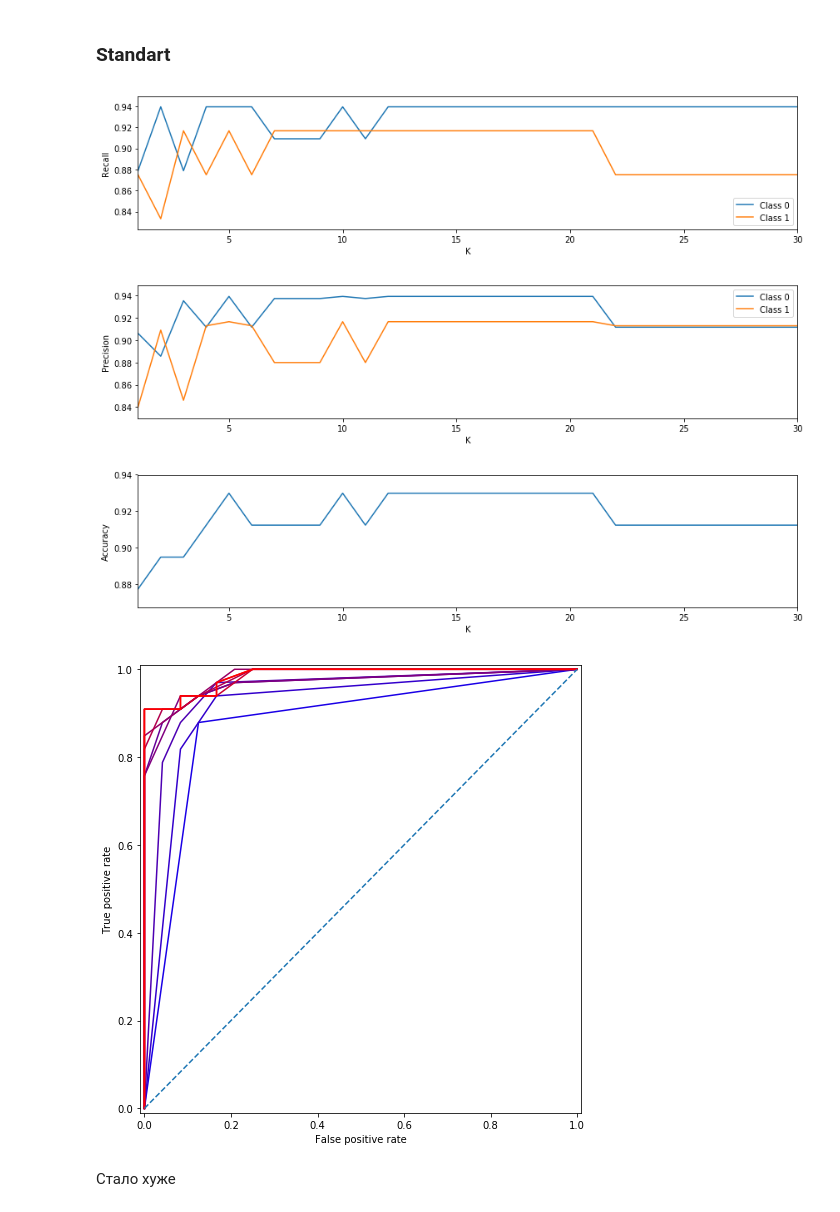
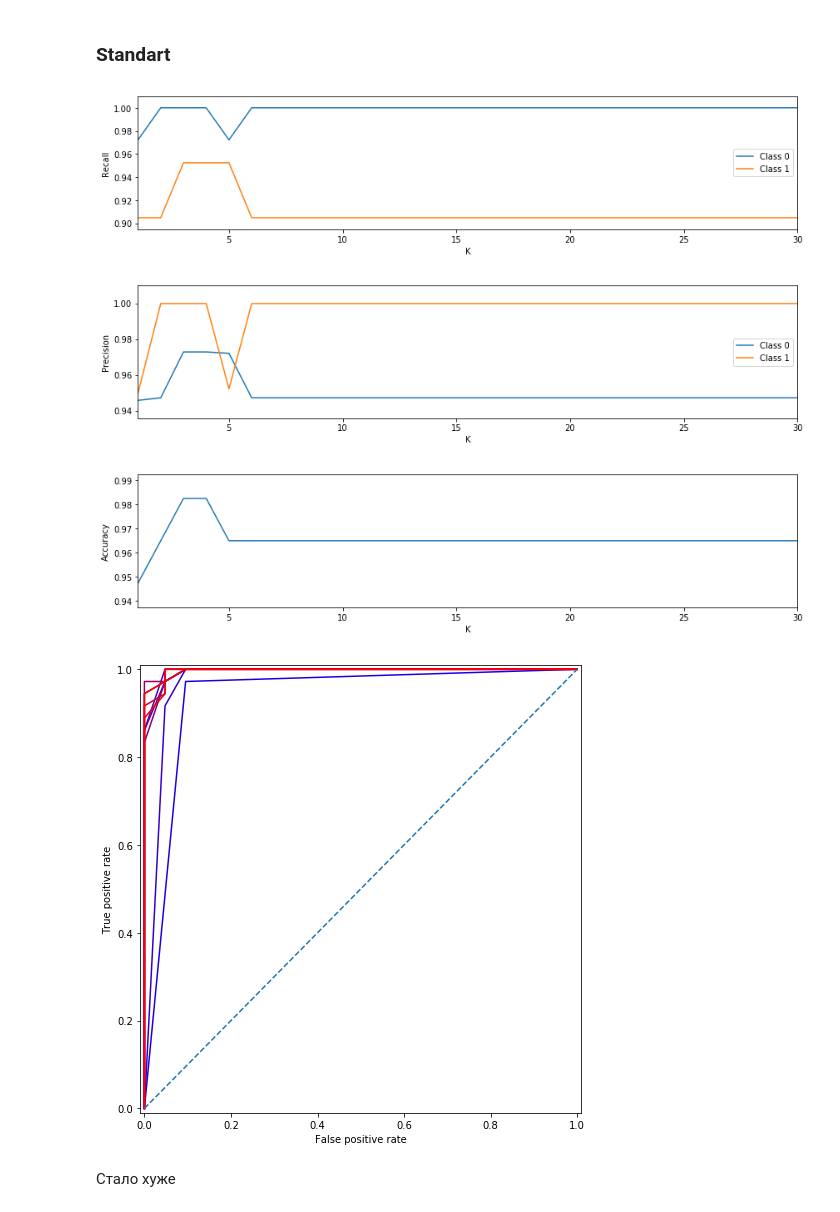
Before and after one commit to maximumSHOT-HSE/ML-HW, a Jupyter notebook: hw01/hw01_task.ipynb, the cells around one changed output. Drawn from its saved outputs; the diff is of its cells as text; code cells hidden in the pictures.

Commit message:
fix scales

```diff
--- a/hw01/hw01_task.ipynb
+++ b/hw01/hw01_task.ipynb
@@ -362,37 +362,37 @@ plot_roc_curve(X_train, y_train, X_test, y_test, max_k=20)
 # %% [markdown]
 ## Добавим нормализацию и посмотрим на результат
 # %%
-def standard_scale(xs: list) -> list:
-    mean = np.mean(np.array(xs))
-    std = np.std(np.array(xs))
-    return [(x - mean) / std for x in xs]
+def standard_scale(xs: np.ndarray):
+    mean = np.mean(xs, axis=0)
+    std = np.std(xs, axis=0)
+    return (xs - mean) / std
 
 
 # scale [min, max] to [0, 1]
-def zero_one_scale(xs: list) -> list:
-    m = np.array(xs).min()
-    M = np.array(xs).max()
-    return [(x - m) / (M - m) for x in xs]
+def zero_one_scale(xs: np.ndarray):
+    _min = np.array(xs).min(axis=0)
+    _max = np.array(xs).max(axis=0)
+    return (xs - _min) / (_max - _min)
 
 
-def max_abs_scale(xs: list) -> list:
-    m = np.array([abs(x) for x in xs]).max()
-    return [x / m for x in xs]
+def max_abs_scale(xs: np.ndarray):
+    _max_abs = np.abs(xs).max()
+    return xs / _max_abs
 # %% [markdown]
 ## Cancer
 # %% [markdown]
 ### Standart
 # %%
 X, y = read_cancer_dataset("resources/cancer.csv")
-X = standard_scale(X)
+X = standard_scale(np.array(X))
 X_train, y_train, X_test, y_test = train_test_split(X, y, 0.9)
 plot_precision_recall(X_train, y_train, X_test, y_test)
 plot_roc_curve(X_train, y_train, X_test, y_test, max_k=10)
 # %% [output]
-[figure, old version]
+[figure, new version]
-[figure, old version]
+[figure, new version]
-[figure, old version]
+[figure, new version]
-[figure, old version]
+[figure, new version]
 # %% [markdown]
 Стало хуже
 # %% [markdown]
```
Also changed, not shown: 1 other file.
